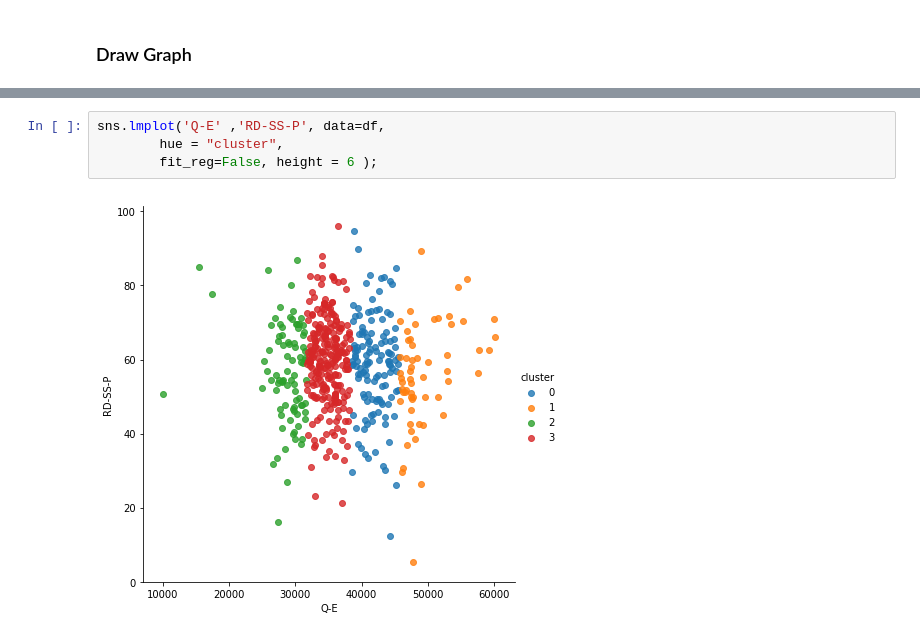
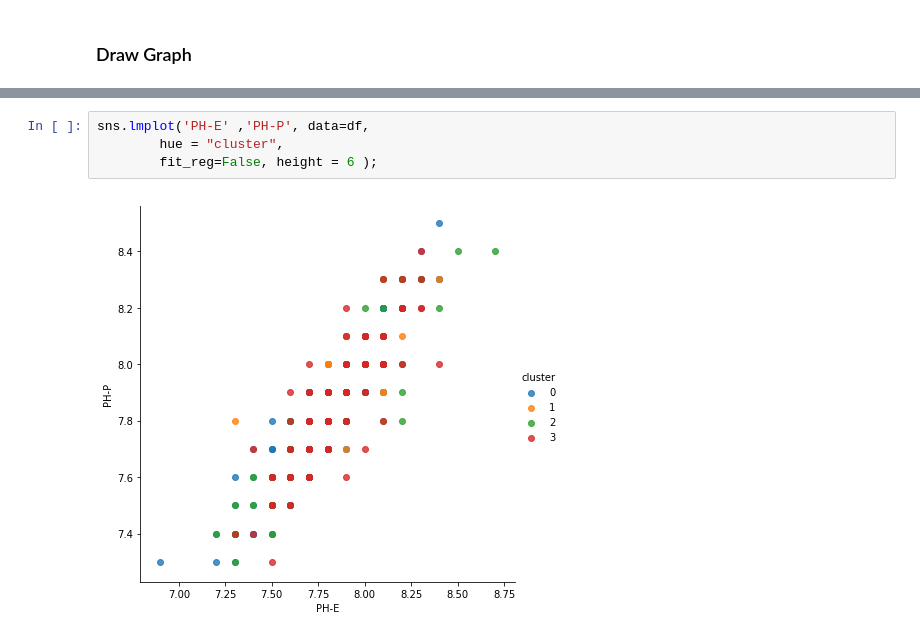
Before and after one commit to alam3211/DataMiningKmeansCluster, a Jupyter notebook: Final Project.ipynb, the cells around one changed output, grey strips where cells are left out. Saved outputs shown, nothing was run; the diff lists cells and outputs as text.

Commit message:
Add data correlation

```diff
--- a/Final Project.ipynb
+++ b/Final Project.ipynb
@@ -366,6 +419,6 @@ X.head()
 # %%
-sns.lmplot('Q-E' ,'RD-SS-P', data=df,
+sns.lmplot('PH-E' ,'PH-P', data=df,
         hue = "cluster",
         fit_reg=False, height = 6 );
 # %% [output]
-[figure, old version]
+[figure, new version]
```
Also changed, not shown: parts of 10 cells of this notebook.
